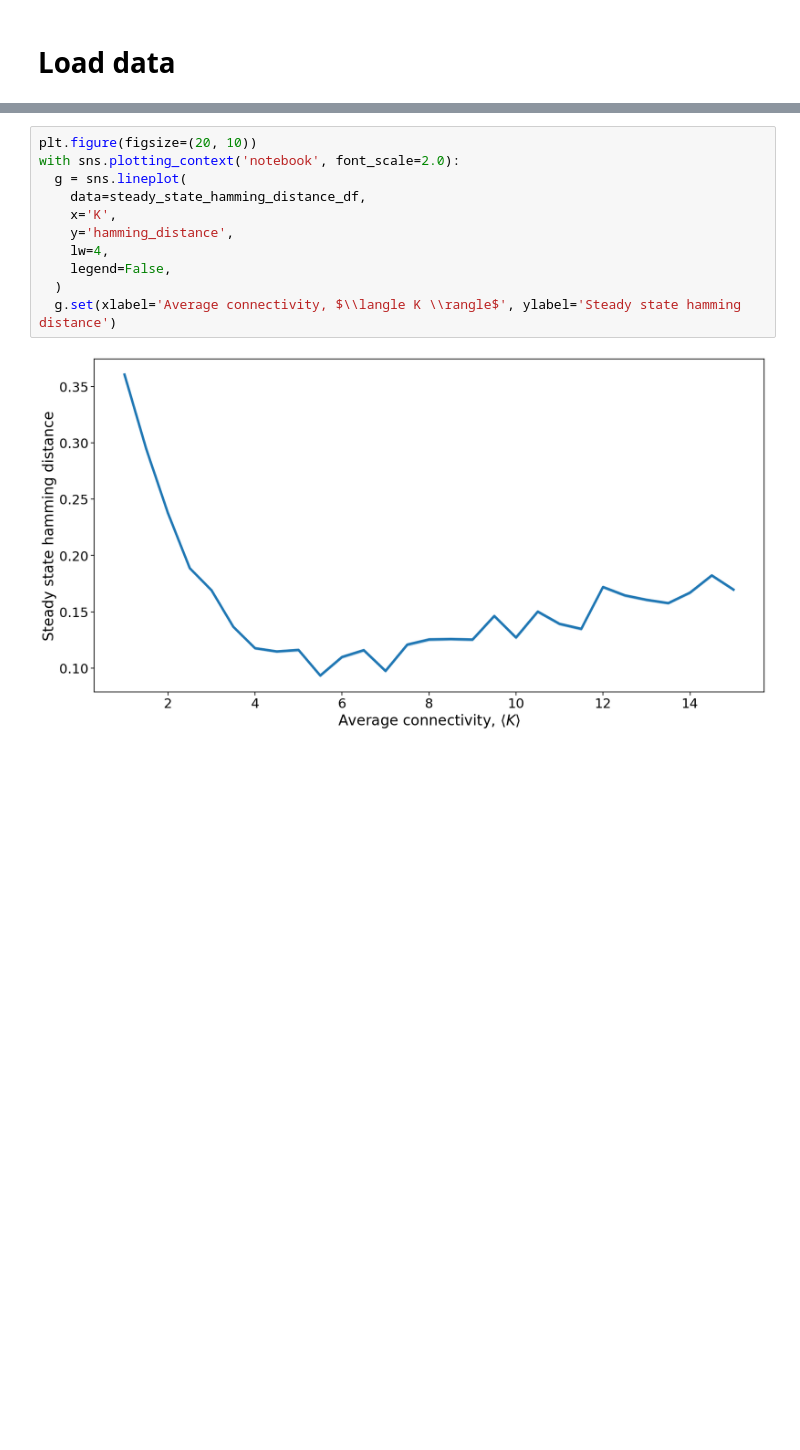
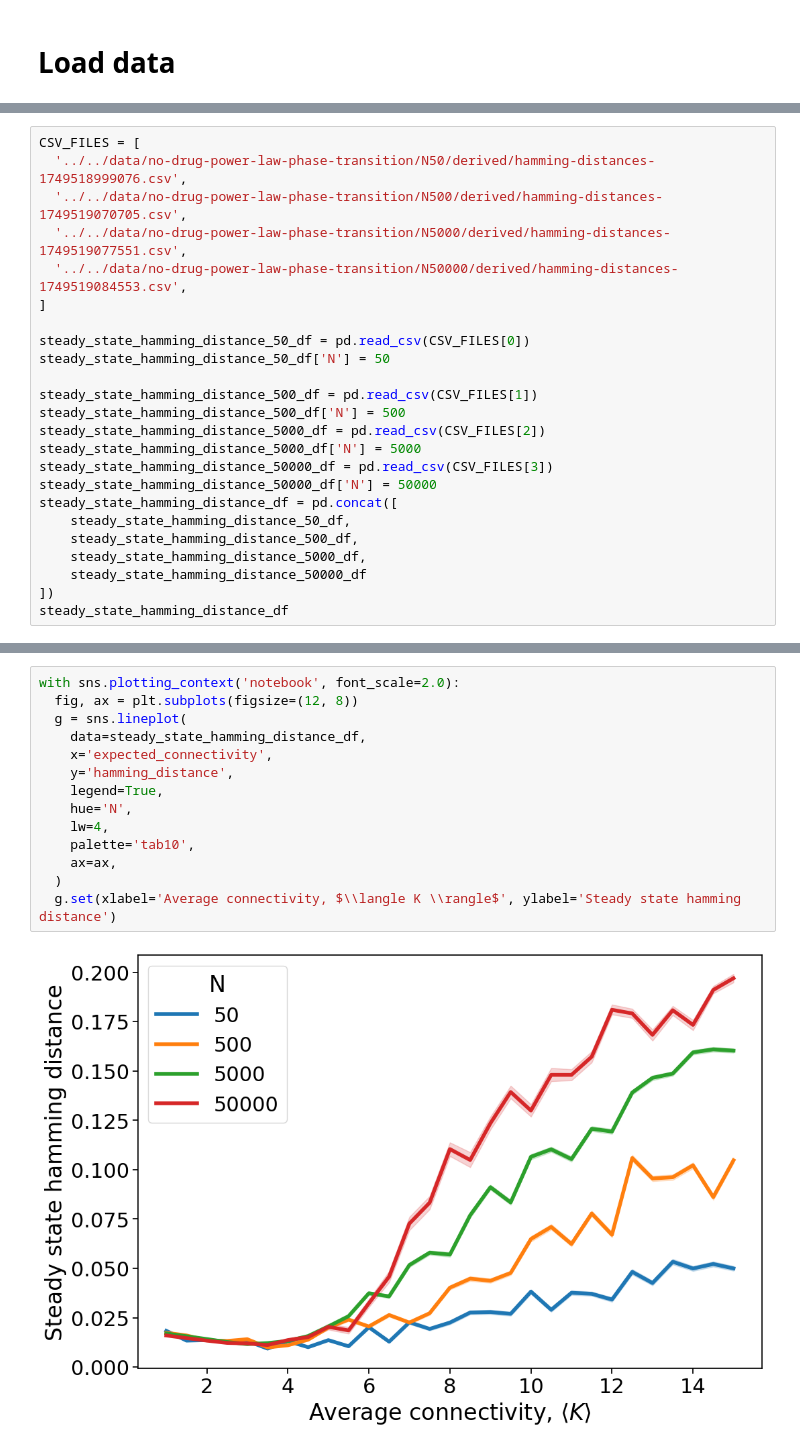
Before and after one commit to davidb2/boolean-threshold-network, a Jupyter notebook: notebooks/polished/no-drug-power-law-phase-transition.ipynb, the cells around one changed output, grey strips where cells are left out. Cells and saved outputs as stored; diff of their text form; blank space fills up the shorter version.

Commit message:
make plots for philippe

```diff
--- a/notebooks/polished/no-drug-power-law-phase-transition.ipynb
+++ b/notebooks/polished/no-drug-power-law-phase-transition.ipynb
@@ -152,0 +29,24 @@ steady_state_hamming_distance_df = hamming_distance_df[
+# %%
+CSV_FILES = [
+  '../../data/no-drug-power-law-phase-transition/N50/derived/hamming-distances-1749518999076.csv',
+  '../../data/no-drug-power-law-phase-transition/N500/derived/hamming-distances-1749519070705.csv',
+  '../../data/no-drug-power-law-phase-transition/N5000/derived/hamming-distances-1749519077551.csv',
+  '../../data/no-drug-power-law-phase-transition/N50000/derived/hamming-distances-1749519084553.csv',
+]
+
+steady_state_hamming_distance_50_df = pd.read_csv(CSV_FILES[0])
+steady_state_hamming_distance_50_df['N'] = 50
+
+steady_state_hamming_distance_500_df = pd.read_csv(CSV_FILES[1])
+steady_state_hamming_distance_500_df['N'] = 500
+steady_state_hamming_distance_5000_df = pd.read_csv(CSV_FILES[2])
+steady_state_hamming_distance_5000_df['N'] = 5000
+steady_state_hamming_distance_50000_df = pd.read_csv(CSV_FILES[3])
+steady_state_hamming_distance_50000_df['N'] = 50000
+steady_state_hamming_distance_df = pd.concat([
+    steady_state_hamming_distance_50_df,
+    steady_state_hamming_distance_500_df,
+    steady_state_hamming_distance_5000_df,
+    steady_state_hamming_distance_50000_df
+])
+steady_state_hamming_distance_df
@@ -153,13 +67,16 @@ steady_state_hamming_distance_df = hamming_distance_df[
 # %%
-plt.figure(figsize=(20, 10))
 with sns.plotting_context('notebook', font_scale=2.0):
+  fig, ax = plt.subplots(figsize=(12, 8))
   g = sns.lineplot(
     data=steady_state_hamming_distance_df,
-    x='K',
+    x='expected_connectivity',
     y='hamming_distance',
+    legend=True,
+    hue='N',
     lw=4,
-    legend=False,
+    palette='tab10',
+    ax=ax,
   )
   g.set(xlabel='Average connectivity, $\\langle K \\rangle$', ylabel='Steady state hamming distance')
 # %% [output]
-[figure, old version]
+[figure, new version]
```
Also changed, not shown: parts of 15 cells of this notebook, 18 other files.
